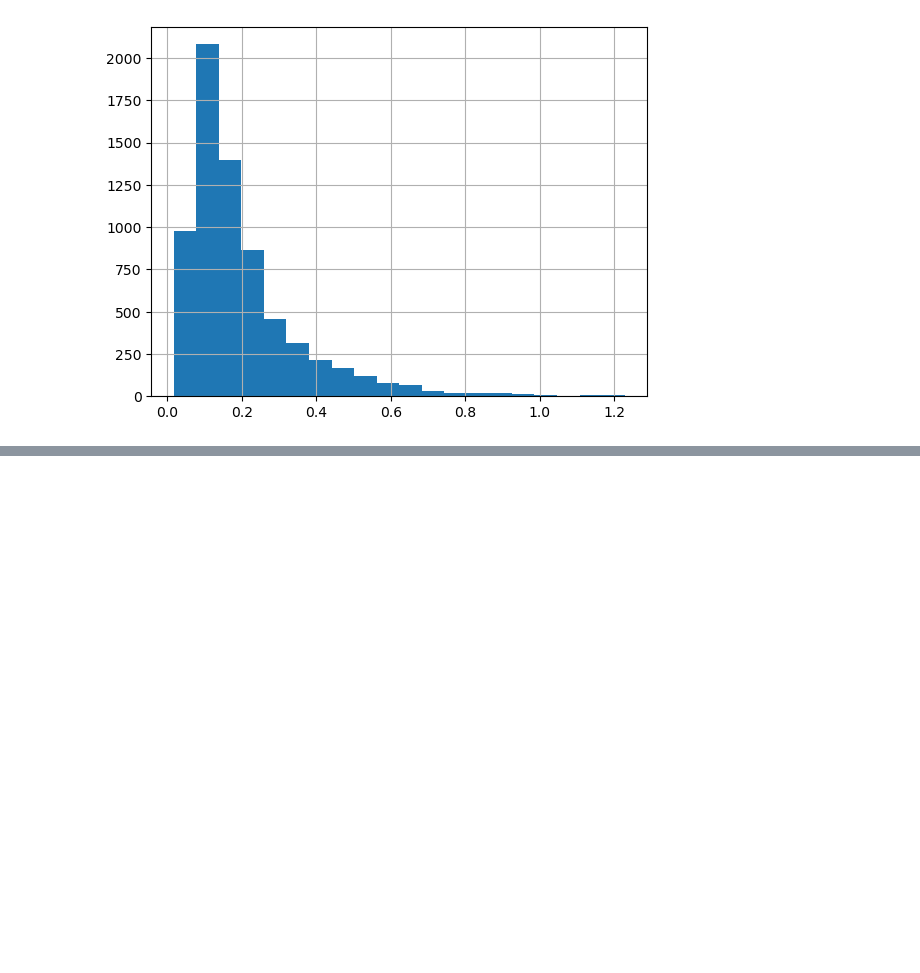
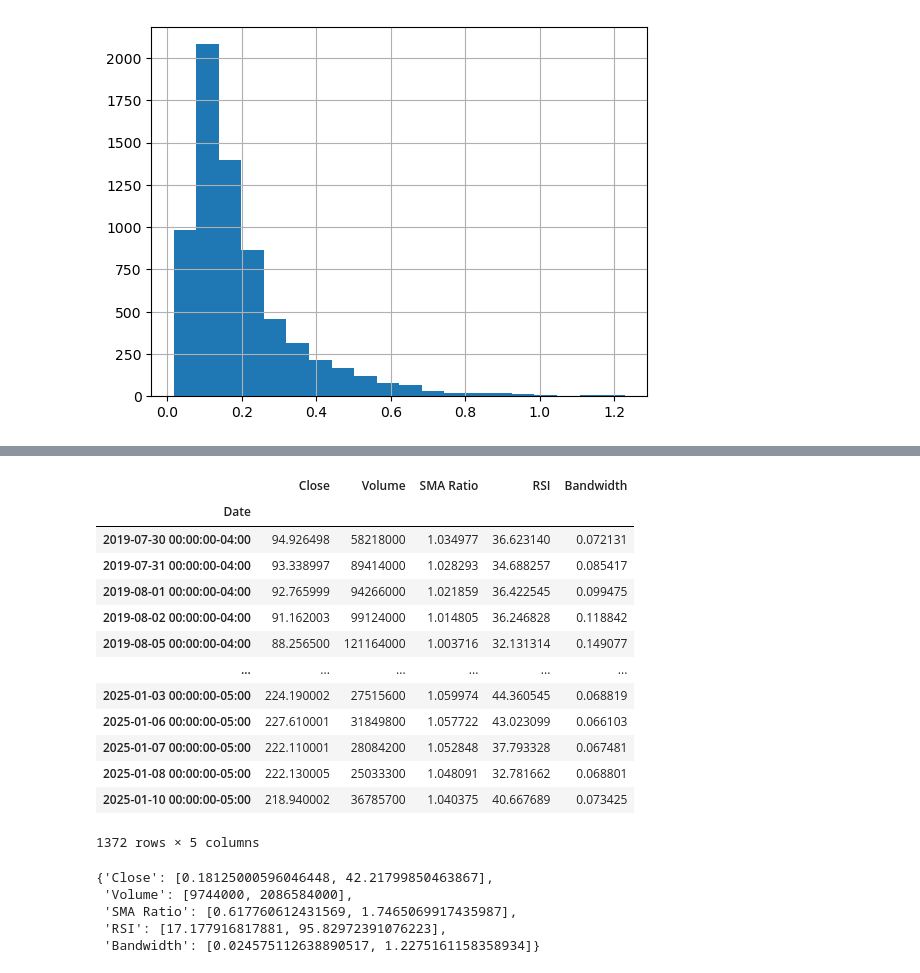
Before and after one commit to joeyallen1/RL_Trading, a Jupyter notebook: Data Processing.ipynb, the cells around one changed output, grey strips where cells are left out. Cells and saved outputs as stored; diff of their text form; code cells hidden in the pictures; blank space fills up the shorter version.

```diff
--- a/Data Processing.ipynb
+++ b/Data Processing.ipynb
@@ -357,0 +399,29 @@ amzn_df.describe()
+# %%
+testing_data
+# %% [output]
+|  | Close | Volume | SMA Ratio | RSI | Bandwidth |
+| Date |  |  |  |  |  |
+| 2019-07-30 00:00:00-04:00 | 94.926498 | 58218000 | 1.034977 | 36.623140 | 0.072131 |
+| 2019-07-31 00:00:00-04:00 | 93.338997 | 89414000 | 1.028293 | 34.688257 | 0.085417 |
+| 2019-08-01 00:00:00-04:00 | 92.765999 | 94266000 | 1.021859 | 36.422545 | 0.099475 |
+| 2019-08-02 00:00:00-04:00 | 91.162003 | 99124000 | 1.014805 | 36.246828 | 0.118842 |
+| 2019-08-05 00:00:00-04:00 | 88.256500 | 121164000 | 1.003716 | 32.131314 | 0.149077 |
+| ... | ... | ... | ... | ... | ... |
+| 2025-01-03 00:00:00-05:00 | 224.190002 | 27515600 | 1.059974 | 44.360545 | 0.068819 |
+| 2025-01-06 00:00:00-05:00 | 227.610001 | 31849800 | 1.057722 | 43.023099 | 0.066103 |
+| 2025-01-07 00:00:00-05:00 | 222.110001 | 28084200 | 1.052848 | 37.793328 | 0.067481 |
+| 2025-01-08 00:00:00-05:00 | 222.130005 | 25033300 | 1.048091 | 32.781662 | 0.068801 |
+| 2025-01-10 00:00:00-05:00 | 218.940002 | 36785700 | 1.040375 | 40.667689 | 0.073425 |
+1372 rows × 5 columns
+# %%
+min_max_values = {}
+for label in ['Close', 'Volume', 'SMA Ratio', 'RSI', 'Bandwidth']:
+    min_max_values[label] = [training_data[label].min(), training_data[label].max()]
+    training_data[label] = (training_data[label] - min_max_values[label][0]) / (min_max_values[label][1] - min_max_values[label][0])
+min_max_values
+# %% [output]
+{'Close': [0.18125000596046448, 42.21799850463867],
+ 'Volume': [9744000, 2086584000],
+ 'SMA Ratio': [0.617760612431569, 1.7465069917435987],
+ 'RSI': [17.177916817881, 95.82972391076223],
+ 'Bandwidth': [0.024575112638890517, 1.2275161158358934]}
```
Also changed, not shown: parts of 27 cells of this notebook, 2 other files.
